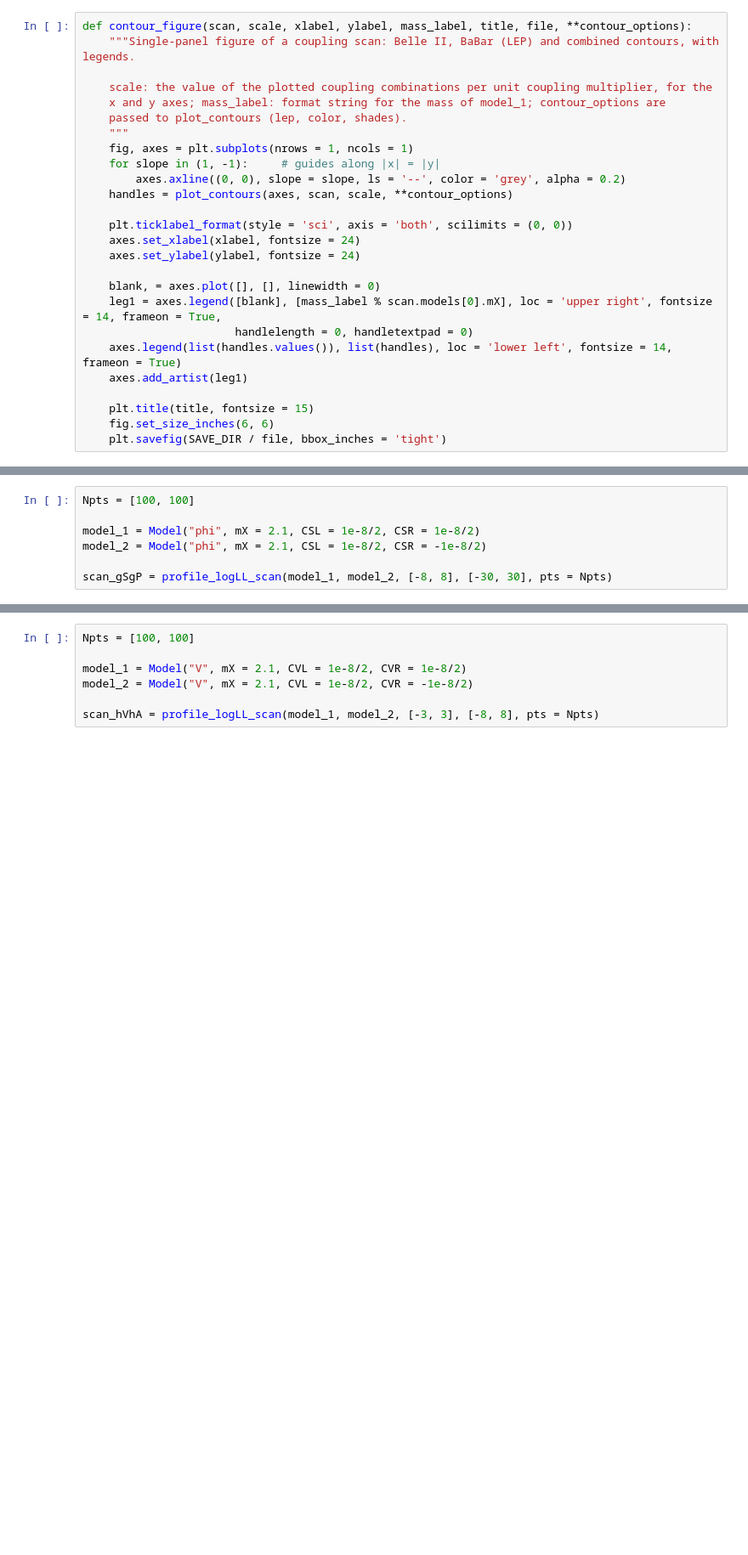
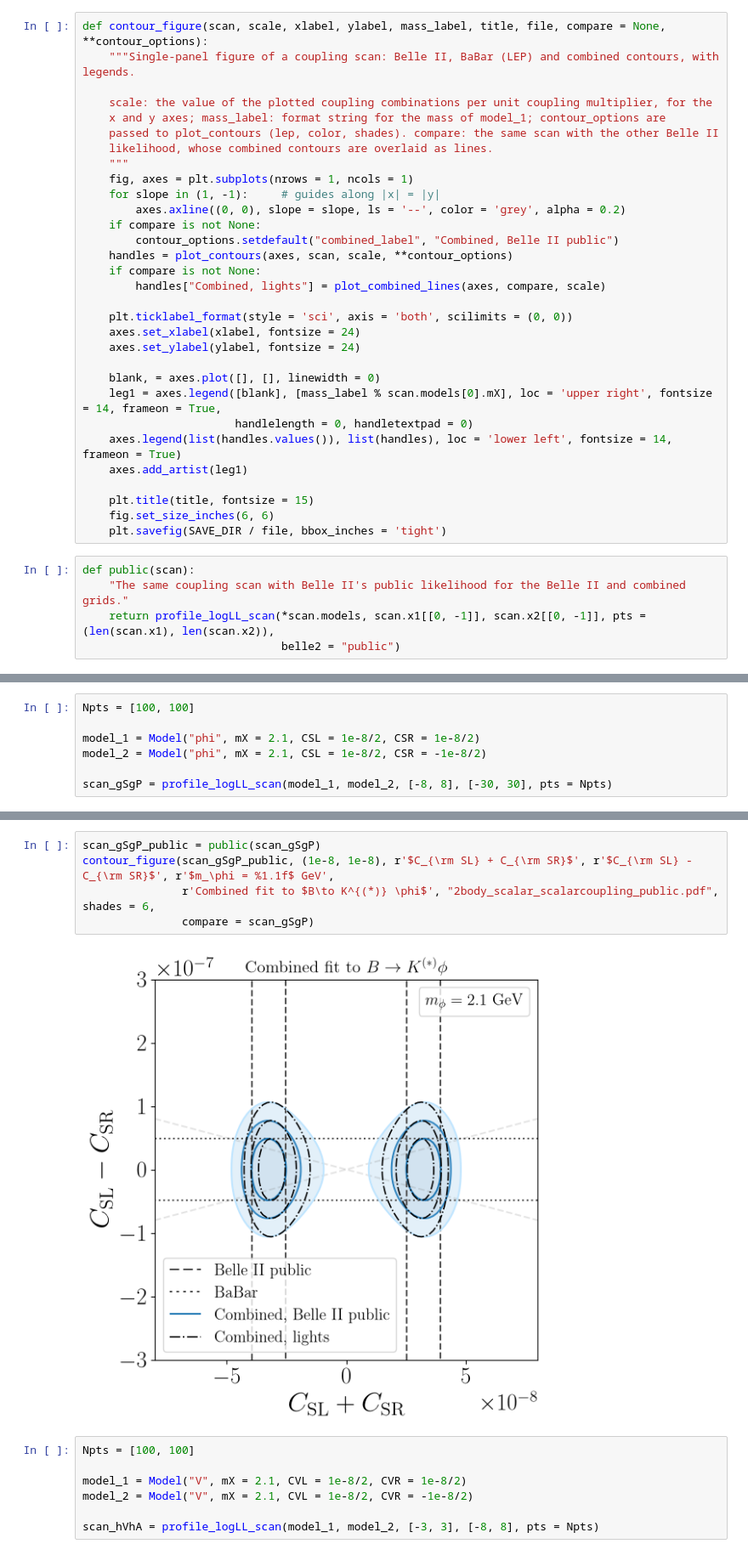
Before and after one commit to PatrickBolton/bk-invisible-fits, a Jupyter notebook: notebooks/04_NP_coupling.ipynb, the cells around one changed output, grey strips where cells are left out. Shown at 85% size. Saved outputs shown, nothing was run; the diff lists cells and outputs as text; blank space fills up the shorter version.

Commit message:
Combined fits and scans with Belle II's public likelihood; profile its staterror factors analytically

```diff
--- a/notebooks/04_NP_coupling.ipynb
+++ b/notebooks/04_NP_coupling.ipynb
@@ -10,17 +10,22 @@ import matplotlib.pyplot as plt
 SAVE_DIR = PLOTS_DIR / "coupling_fits"
 setup_style()
 # %%
-def contour_figure(scan, scale, xlabel, ylabel, mass_label, title, file, **contour_options):
+def contour_figure(scan, scale, xlabel, ylabel, mass_label, title, file, compare = None, **contour_options):
     """Single-panel figure of a coupling scan: Belle II, BaBar (LEP) and combined contours, with legends.
 
     scale: the value of the plotted coupling combinations per unit coupling multiplier, for the
     x and y axes; mass_label: format string for the mass of model_1; contour_options are
-    passed to plot_contours (lep, color, shades).
+    passed to plot_contours (lep, color, shades). compare: the same scan with the other Belle II
+    likelihood, whose combined contours are overlaid as lines.
     """
     fig, axes = plt.subplots(nrows = 1, ncols = 1)
     for slope in (1, -1):     # guides along |x| = |y|
         axes.axline((0, 0), slope = slope, ls = '--', color = 'grey', alpha = 0.2)
+    if compare is not None:
+        contour_options.setdefault("combined_label", "Combined, Belle II public")
     handles = plot_contours(axes, scan, scale, **contour_options)
+    if compare is not None:
+        handles["Combined, lights"] = plot_combined_lines(axes, compare, scale)
 
     plt.ticklabel_format(style = 'sci', axis = 'both', scilimits = (0, 0))
     axes.set_xlabel(xlabel, fontsize = 24)
@@ -35,6 +40,11 @@ def contour_figure(scan, scale, xlabel, ylabel, mass_label, title, file, **conto
     plt.title(title, fontsize = 15)
     fig.set_size_inches(6, 6)
     plt.savefig(SAVE_DIR / file, bbox_inches = 'tight')
+# %%
+def public(scan):
+    "The same coupling scan with Belle II's public likelihood for the Belle II and combined grids."
+    return profile_logLL_scan(*scan.models, scan.x1[[0, -1]], scan.x2[[0, -1]], pts = (len(scan.x1), len(scan.x2)),
+                              belle2 = "public")
 # %% [markdown]
 # Two-body scenarios
 # %%
@@ -52,3 +64,10 @@ contour_figure(scan_gSgP, (1e-8, 1e-8), r'$C_{\rm SL} + C_{\rm SR}$', r'$C_{\rm
+# %%
+scan_gSgP_public = public(scan_gSgP)
+contour_figure(scan_gSgP_public, (1e-8, 1e-8), r'$C_{\rm SL} + C_{\rm SR}$', r'$C_{\rm SL} - C_{\rm SR}$', r'$m_\phi = %1.1f$ GeV',
+               r'Combined fit to $B\to K^{(*)} \phi$', "2body_scalar_scalarcoupling_public.pdf", shades = 6,
+               compare = scan_gSgP)
+# %% [output]
+[figure, added]
 # %%
 Npts = [100, 100]
 
```
Also changed, not shown: parts of 13 cells of this notebook, 10 other files.
